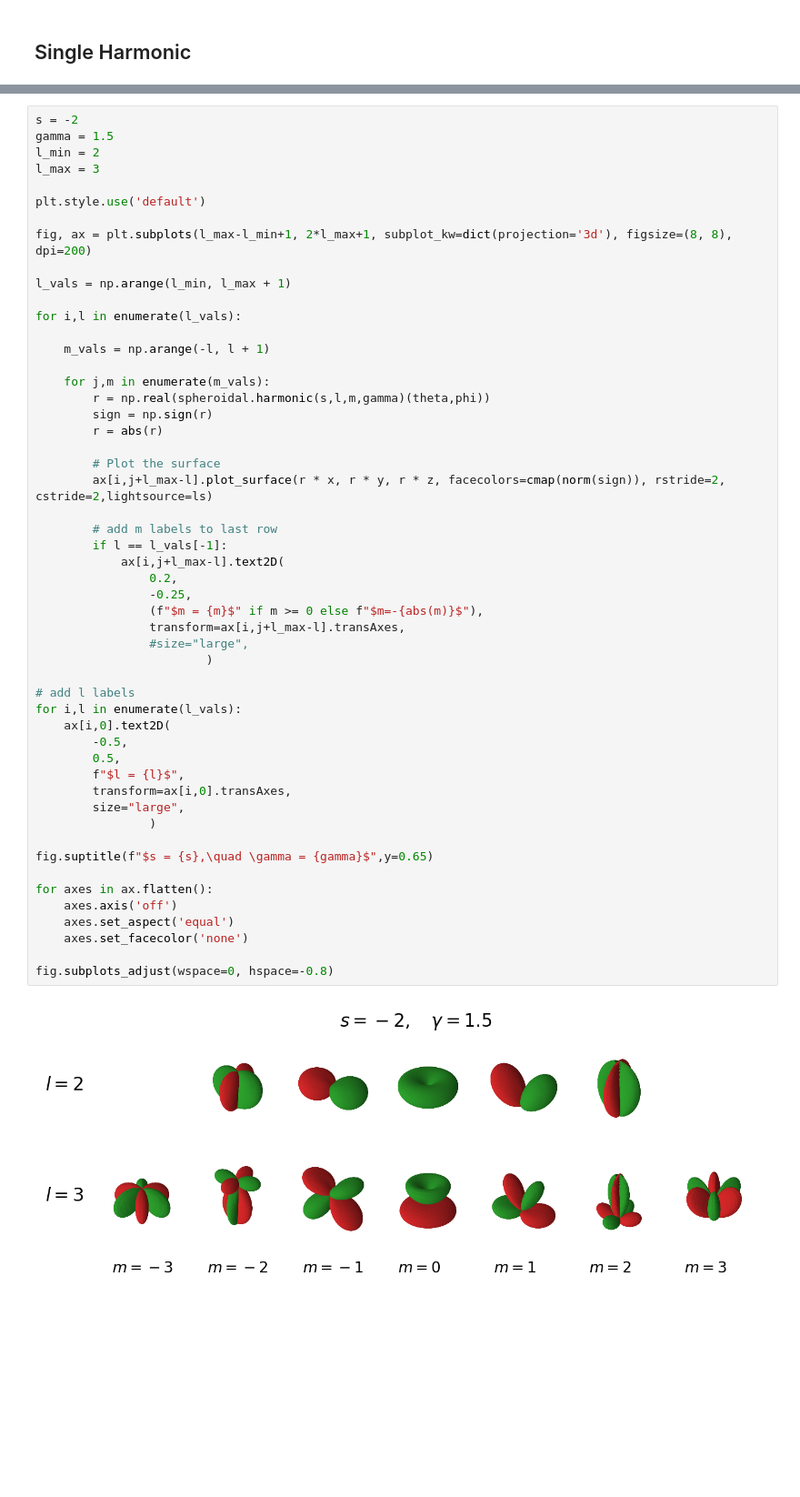
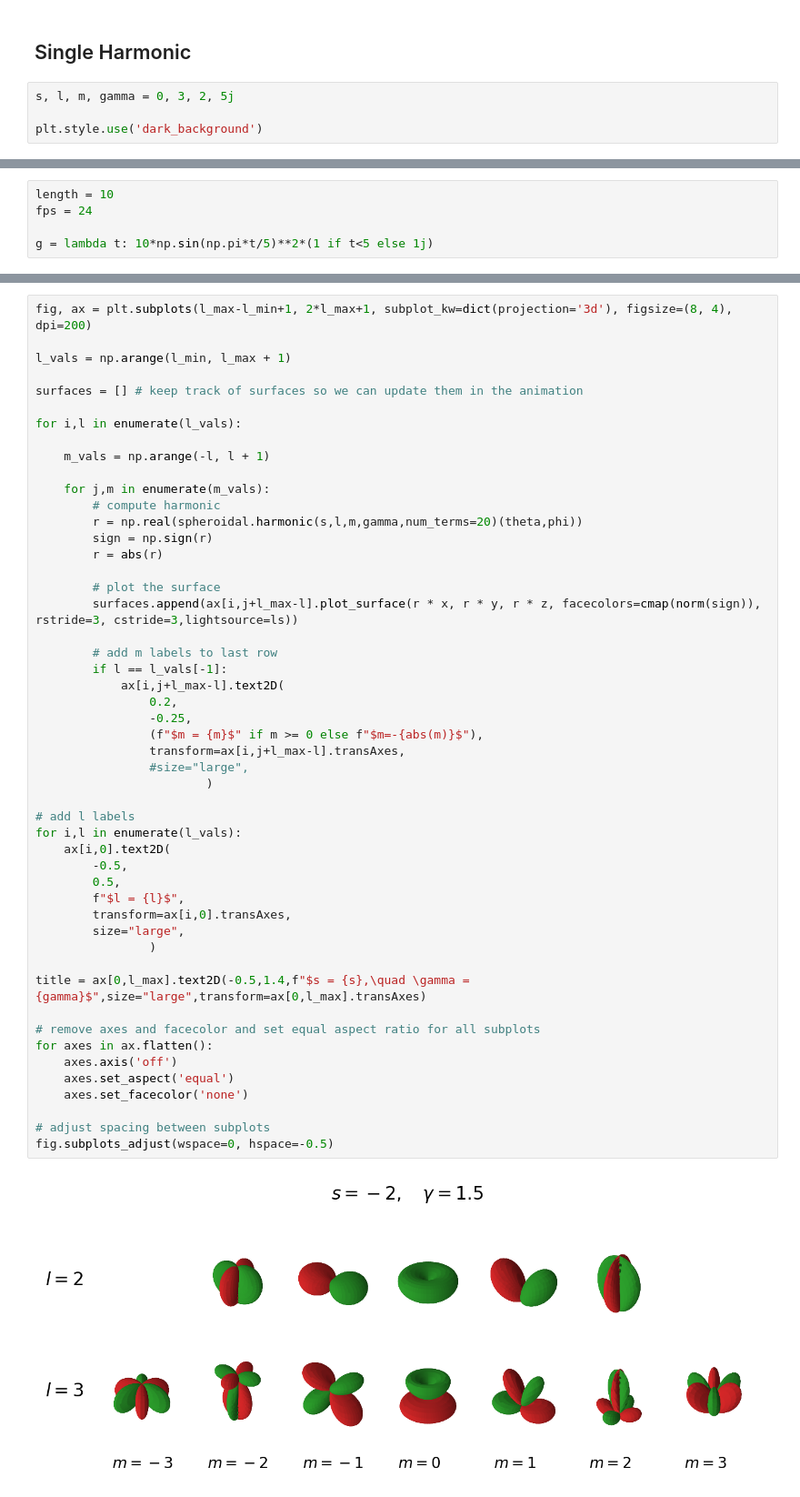
Before and after one commit to syp2001/spheroidal, a Jupyter notebook: docs/source/notebooks/Visualization.ipynb, the cells around one changed output, grey strips where cells are left out. Shown at 91% size. Saved outputs shown, nothing was run; the diff lists cells and outputs as text; blank space fills up the shorter version.

Commit message:
added visualization to docs

```diff
--- a/docs/source/notebooks/Visualization.ipynb
+++ b/docs/source/notebooks/Visualization.ipynb
@@ -18,3 +22,7 @@ norm = matplotlib.colors.BoundaryNorm([-1, 0, 1], ncolors=2)
 ls = matplotlib.colors.LightSource(azdeg=30, altdeg=0)
 # %% [markdown]
 ## Single Harmonic
+# %%
+s, l, m, gamma = 0, 3, 2, 5j
+
+plt.style.use('dark_background')
@@ -49 +57,6 @@ plt.show()
+# %%
+length = 10
+fps = 24
+
+g = lambda t: 10*np.sin(np.pi*t/5)**2*(1 if t<5 else 1j)
 # %%
@@ -85,54 +109,52 @@ with tqdm(total=num_frames, ncols=80) as pbar:
 # %%
-s = -2
-gamma = 1.5
-l_min = 2
-l_max = 3
-
-plt.style.use('default')
-
-fig, ax = plt.subplots(l_max-l_min+1, 2*l_max+1, subplot_kw=dict(projection='3d'), figsize=(8, 8), dpi=200)
+fig, ax = plt.subplots(l_max-l_min+1, 2*l_max+1, subplot_kw=dict(projection='3d'), figsize=(8, 4), dpi=200)
 
 l_vals = np.arange(l_min, l_max + 1)
+
+surfaces = [] # keep track of surfaces so we can update them in the animation
 
 for i,l in enumerate(l_vals):
 
     m_vals = np.arange(-l, l + 1)
 
     for j,m in enumerate(m_vals):
-        r = np.real(spheroidal.harmonic(s,l,m,gamma)(theta,phi))
+        # compute harmonic
+        r = np.real(spheroidal.harmonic(s,l,m,gamma,num_terms=20)(theta,phi))
         sign = np.sign(r)
         r = abs(r)
 
-        # Plot the surface
-        ax[i,j+l_max-l].plot_surface(r * x, r * y, r * z, facecolors=cmap(norm(sign)), rstride=2, cstride=2,lightsource=ls)
+        # plot the surface
+        surfaces.append(ax[i,j+l_max-l].plot_surface(r * x, r * y, r * z, facecolors=cmap(norm(sign)), rstride=3, cstride=3,lightsource=ls))
 
         # add m labels to last row
         if l == l_vals[-1]:
             ax[i,j+l_max-l].text2D(
                 0.2,
                 -0.25,
                 (f"$m = {m}$" if m >= 0 else f"$m=-{abs(m)}$"),
                 transform=ax[i,j+l_max-l].transAxes,
                 #size="large",
                         )
 
 # add l labels
 for i,l in enumerate(l_vals):
     ax[i,0].text2D(
         -0.5,
         0.5,
         f"$l = {l}$",
         transform=ax[i,0].transAxes,
         size="large",
                 )
 
-fig.suptitle(f"$s = {s},\quad \gamma = {gamma}$",y=0.65)
+title = ax[0,l_max].text2D(-0.5,1.4,f"$s = {s},\quad \gamma = {gamma}$",size="large",transform=ax[0,l_max].transAxes)
 
+# remove axes and facecolor and set equal aspect ratio for all subplots
 for axes in ax.flatten():
     axes.axis('off')
     axes.set_aspect('equal')
     axes.set_facecolor('none')
 
-fig.subplots_adjust(wspace=0, hspace=-0.8)
+# adjust spacing between subplots
+fig.subplots_adjust(wspace=0, hspace=-0.5)
 # %% [output]
-[figure, old version]
+[figure, new version]
```
Also changed, not shown: parts of 13 cells of this notebook, 10 other files.
